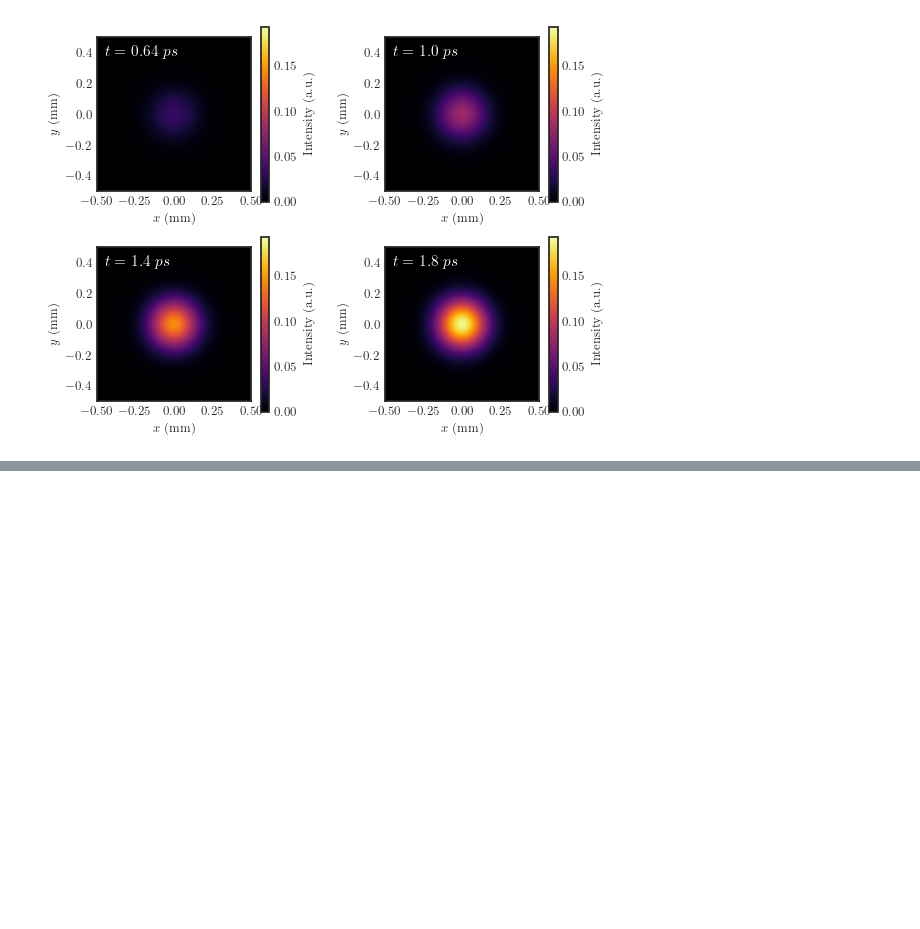
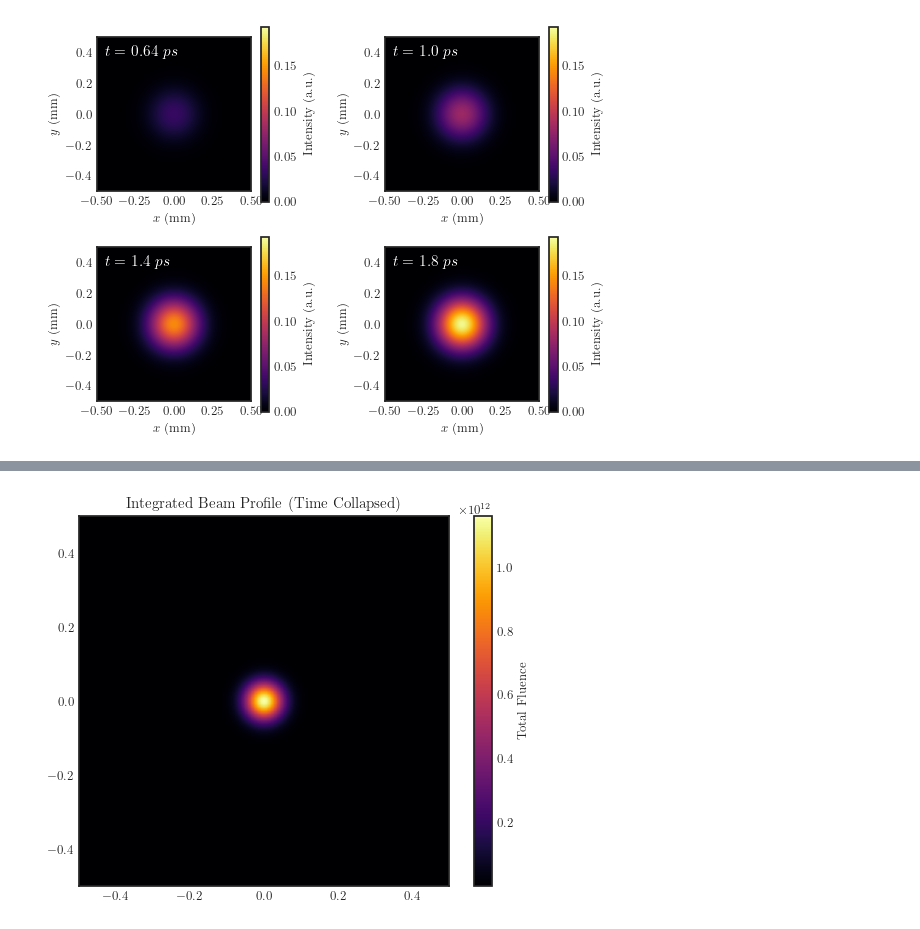
Before and after one commit to juardilag/asmpy, a Jupyter notebook: test.ipynb, the cells around one changed output, grey strips where cells are left out. Drawn from its saved outputs; the diff is of its cells as text; code cells hidden in the pictures; blank space fills up the shorter version.

```diff
--- a/test.ipynb
+++ b/test.ipynb
@@ -182,0 +252,14 @@ plt.show()
+# %%
+# Collapse the time axis to see the total energy footprint
+fluence_map = jnp.sum(jnp.abs(E2_final)**2, axis=0)
+
+plt.figure()
+plt.imshow(fluence_map,
+           extent=[x_mm[0], x_mm[-1], x_mm[0], x_mm[-1]],
+           origin='lower',
+           cmap='inferno')
+plt.colorbar(label="Total Fluence")
+plt.title("Integrated Beam Profile (Time Collapsed)")
+plt.show()
+# %% [output]
+[figure, added]
```
Also changed, not shown: parts of 5 cells of this notebook.
